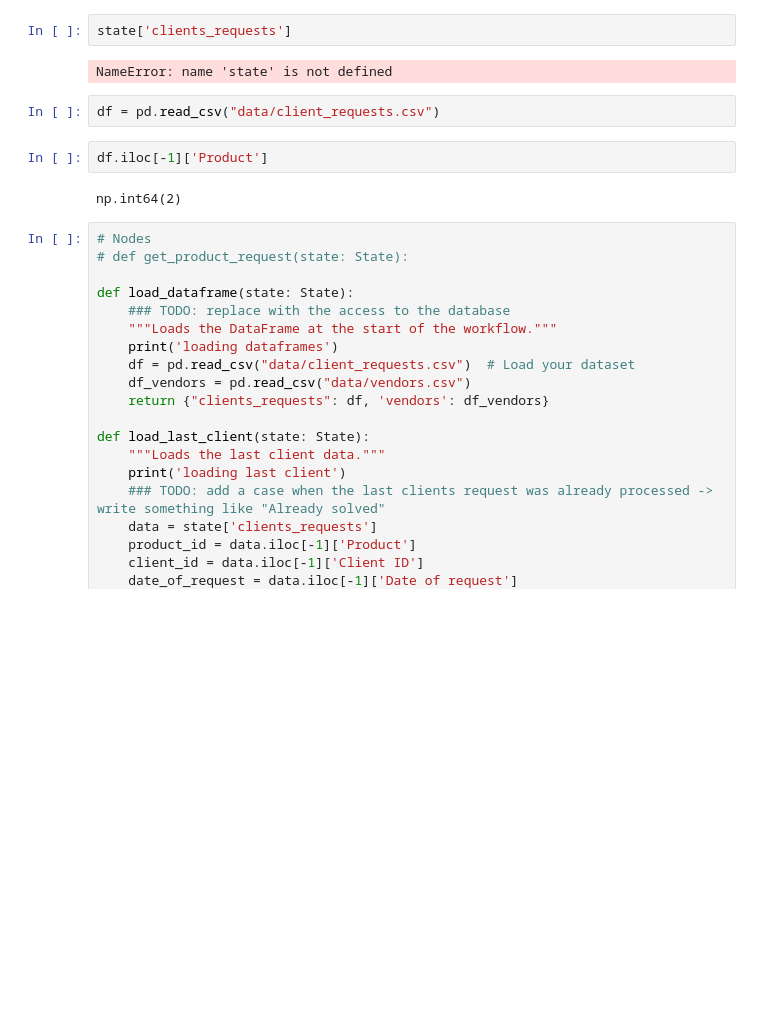
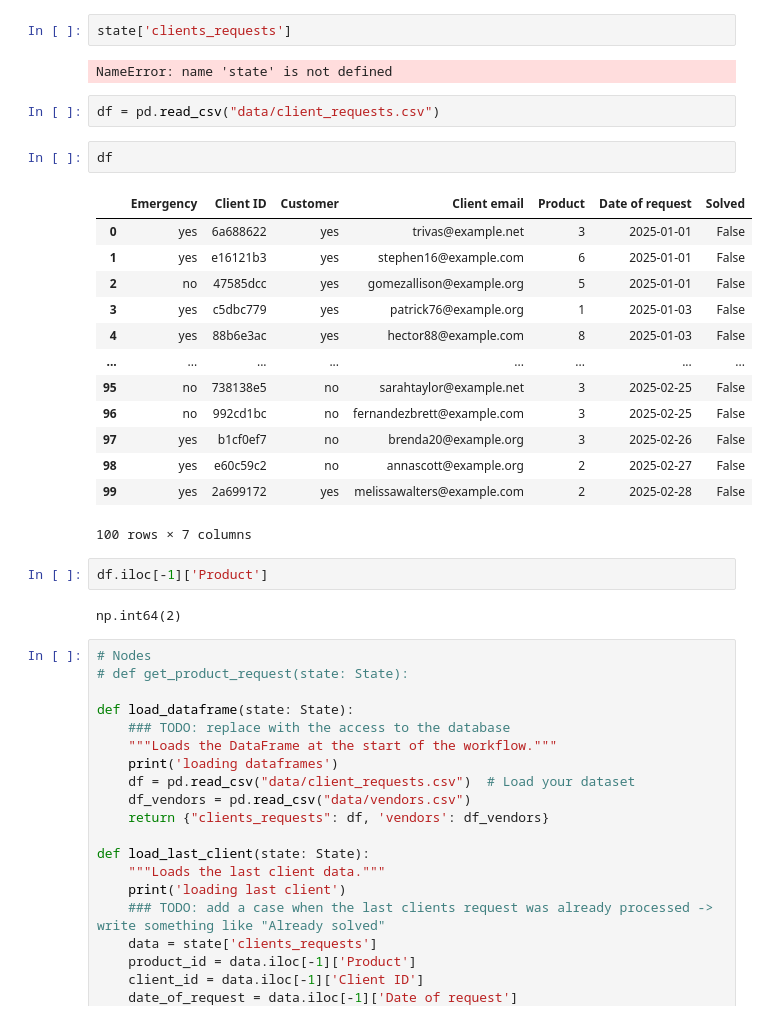
Before and after one commit to nursaltyn/ai_powered_client_maintanence, a Jupyter notebook: pipeline.ipynb, the cells around one changed output. Saved outputs shown, nothing was run; the diff lists cells and outputs as text; blank space fills up the shorter version.

```diff
--- a/pipeline.ipynb
+++ b/pipeline.ipynb
@@ -73,6 +86,22 @@ state['clients_requests']
 NameError: name 'state' is not defined
 # %%
 df = pd.read_csv("data/client_requests.csv")
+# %%
+df
+# %% [output]
+|  | Emergency | Client ID | Customer | Client email | Product | Date of request | Solved |
+| 0 | yes | 6a688622 | yes | trivas@example.net | 3 | 2025-01-01 | False |
+| 1 | yes | e16121b3 | yes | stephen16@example.com | 6 | 2025-01-01 | False |
+| 2 | no | 47585dcc | yes | gomezallison@example.org | 5 | 2025-01-01 | False |
+| 3 | yes | c5dbc779 | yes | patrick76@example.org | 1 | 2025-01-03 | False |
+| 4 | yes | 88b6e3ac | yes | hector88@example.com | 8 | 2025-01-03 | False |
+| ... | ... | ... | ... | ... | ... | ... | ... |
+| 95 | no | 738138e5 | no | sarahtaylor@example.net | 3 | 2025-02-25 | False |
+| 96 | no | 992cd1bc | no | fernandezbrett@example.com | 3 | 2025-02-25 | False |
+| 97 | yes | b1cf0ef7 | no | brenda20@example.org | 3 | 2025-02-26 | False |
+| 98 | yes | e60c59c2 | no | annascott@example.org | 2 | 2025-02-27 | False |
+| 99 | yes | 2a699172 | yes | melissawalters@example.com | 2 | 2025-02-28 | False |
+100 rows × 7 columns
 # %%
 df.iloc[-1]['Product']
 # %% [output]
```
Also changed, not shown: parts of 4 cells of this notebook.
